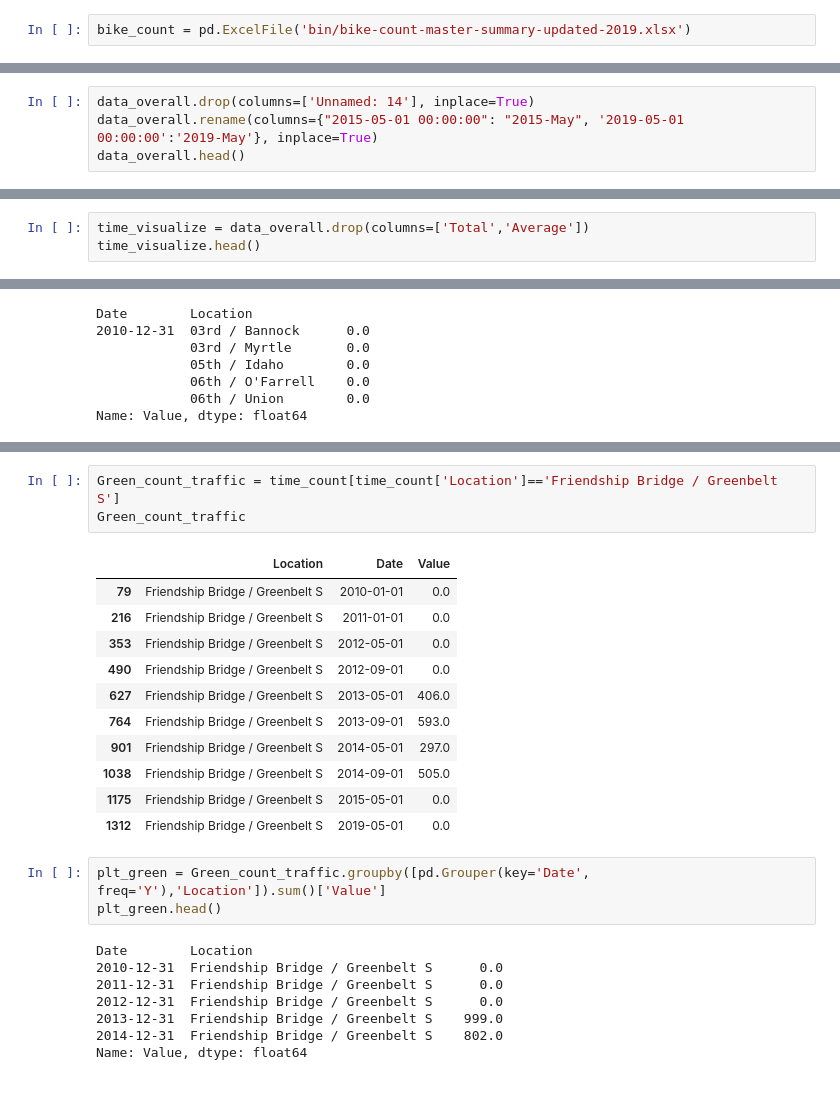
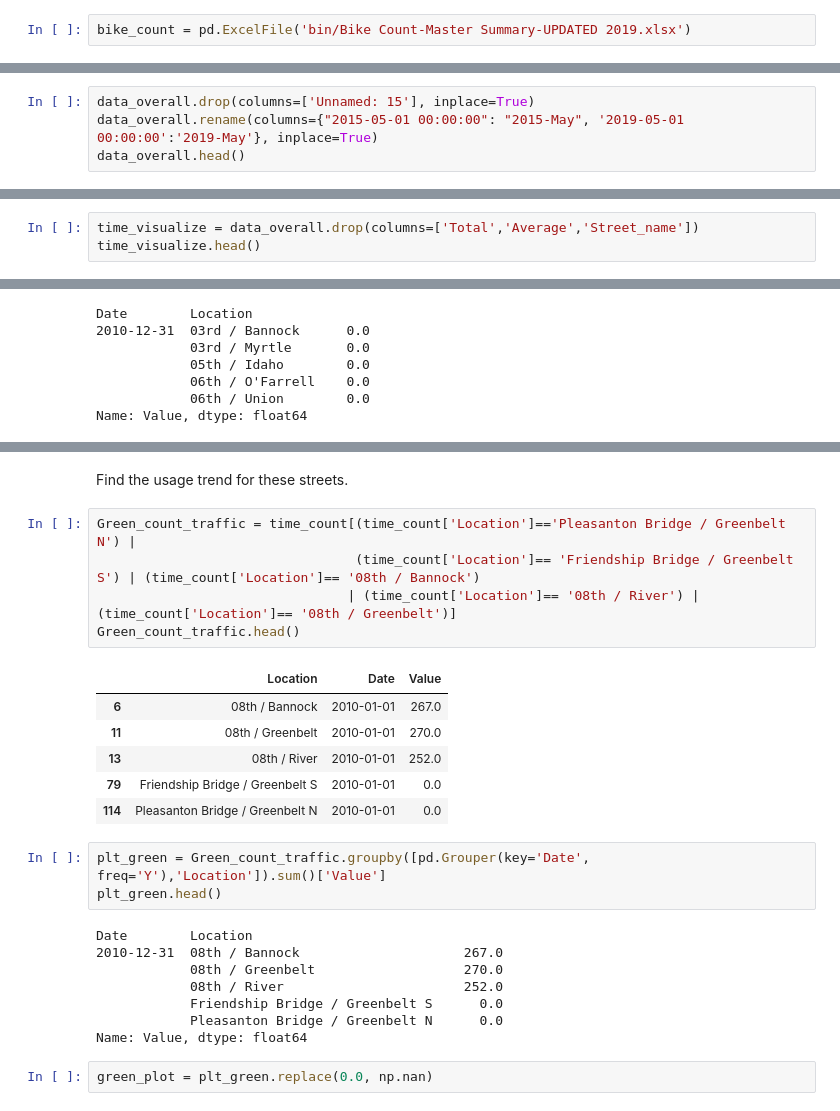
Before and after one commit to mikestefancic/TVCA, a Jupyter notebook: tvca-explore.ipynb, the cells around one changed output, grey strips where cells are left out. Drawn from its saved outputs; the diff is of its cells as text.

```diff
--- a/tvca-explore.ipynb
+++ b/tvca-explore.ipynb
@@ -30,7 +30,7 @@ All binary files are in the `bin/` folder
 ### `bike-count-master-summary-updated-2019.xlsx`
 This data file was provided to us by Mike and contains TVCA collected data - bike counts observed at different intersections in Boise from 2007 to 2019
 # %%
-bike_count = pd.ExcelFile('bin/bike-count-master-summary-updated-2019.xlsx')
+bike_count = pd.ExcelFile('bin/Bike Count-Master Summary-UPDATED 2019.xlsx')
 # %% [markdown]
 The excel file has multiple sheets with different headers and data.
 
@@ -90,7 +90,7 @@ data_overall.head()
 # %% [markdown]
 Cleanup the columns
 # %%
-data_overall.drop(columns=['Unnamed: 14'], inplace=True)
+data_overall.drop(columns=['Unnamed: 15'], inplace=True)
 data_overall.rename(columns={"2015-05-01 00:00:00": "2015-May", '2019-05-01 00:00:00':'2019-May'}, inplace=True)
 data_overall.head()
 # %% [output]
@@ -828,7 +828,7 @@ data_overall.head()
 # %% [markdown]
 Let us take only the required data.
 # %%
-time_visualize = data_overall.drop(columns=['Total','Average'])
+time_visualize = data_overall.drop(columns=['Total','Average','Street_name'])
 time_visualize.head()
 # %% [output]
 |  | Location | 2010 | 2011 | 2012-May | 2012-September | 2013-May | 2013-September | 2014-May | ... |
@@ -892,27 +943,28 @@ Green_count
+# %% [markdown]
+Find the usage trend for these streets.
 # %%
-Green_count_traffic = time_count[time_count['Location']=='Friendship Bridge / Greenbelt S']
-Green_count_traffic
+Green_count_traffic = time_count[(time_count['Location']=='Pleasanton Bridge / Greenbelt N') |
+                                 (time_count['Location']== 'Friendship Bridge / Greenbelt S') | (time_count['Location']== '08th / Bannock')
+                                | (time_count['Location']== '08th / River') | (time_count['Location']== '08th / Greenbelt')]
+Green_count_traffic.head()
 # %% [output]
 |  | Location | Date | Value |
+| 6 | 08th / Bannock | 2010-01-01 | 267.0 |
+| 11 | 08th / Greenbelt | 2010-01-01 | 270.0 |
+| 13 | 08th / River | 2010-01-01 | 252.0 |
 | 79 | Friendship Bridge / Greenbelt S | 2010-01-01 | 0.0 |
-| 216 | Friendship Bridge / Greenbelt S | 2011-01-01 | 0.0 |
-| 353 | Friendship Bridge / Greenbelt S | 2012-05-01 | 0.0 |
-| 490 | Friendship Bridge / Greenbelt S | 2012-09-01 | 0.0 |
-| 627 | Friendship Bridge / Greenbelt S | 2013-05-01 | 406.0 |
-| 764 | Friendship Bridge / Greenbelt S | 2013-09-01 | 593.0 |
-| 901 | Friendship Bridge / Greenbelt S | 2014-05-01 | 297.0 |
-| 1038 | Friendship Bridge / Greenbelt S | 2014-09-01 | 505.0 |
-| 1175 | Friendship Bridge / Greenbelt S | 2015-05-01 | 0.0 |
-| 1312 | Friendship Bridge / Greenbelt S | 2019-05-01 | 0.0 |
+| 114 | Pleasanton Bridge / Greenbelt N | 2010-01-01 | 0.0 |
 # %%
 plt_green = Green_count_traffic.groupby([pd.Grouper(key='Date', freq='Y'),'Location']).sum()['Value']
 plt_green.head()
 # %% [output]
 Date        Location
-2010-12-31  Friendship Bridge / Greenbelt S      0.0
-2011-12-31  Friendship Bridge / Greenbelt S      0.0
-2012-12-31  Friendship Bridge / Greenbelt S      0.0
-2013-12-31  Friendship Bridge / Greenbelt S    999.0
-2014-12-31  Friendship Bridge / Greenbelt S    802.0
+2010-12-31  08th / Bannock                     267.0
+            08th / Greenbelt                   270.0
+            08th / River                       252.0
+            Friendship Bridge / Greenbelt S      0.0
+            Pleasanton Bridge / Greenbelt N      0.0
 Name: Value, dtype: float64
+# %%
+green_plot = plt_green.replace(0.0, np.nan)
 # %% [markdown]
```
Also changed, not shown: parts of 55 cells of this notebook.
